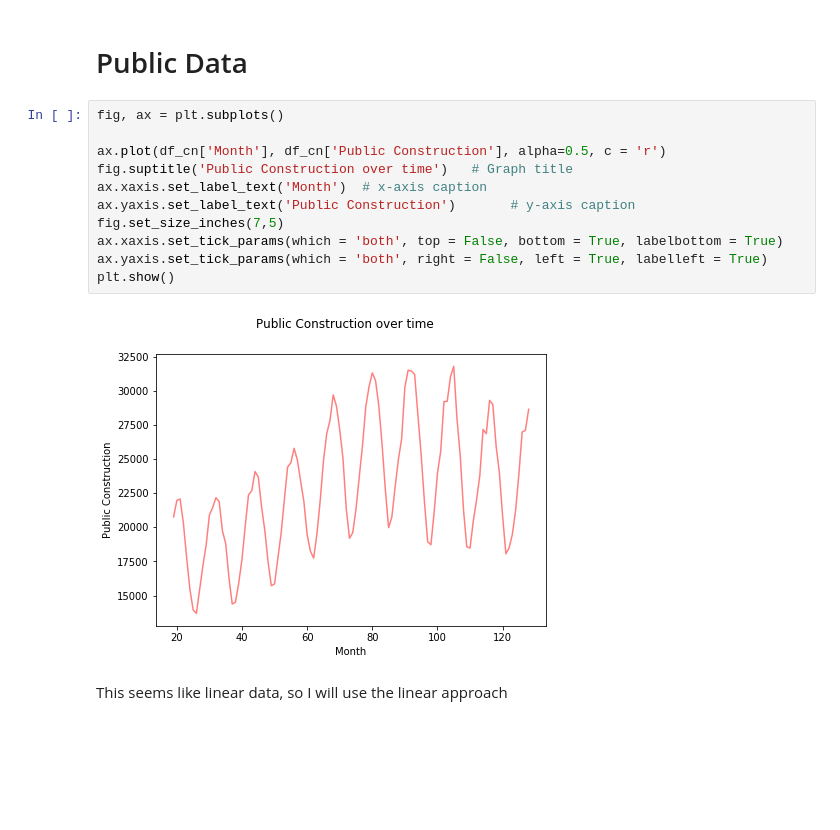
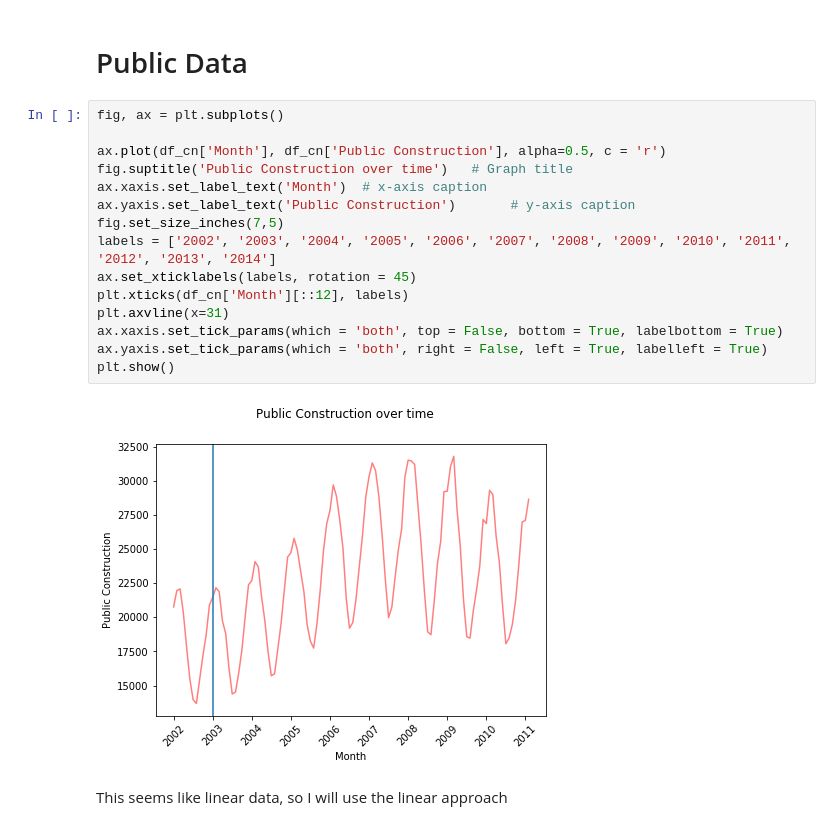
Before and after one commit to a-fanet/a-fanet.github.io, a Jupyter notebook: timeseries/TimeSeriesAssignment.ipynb, the cells around one changed output. Saved outputs shown, nothing was run; the diff lists cells and outputs as text; blank space fills up the shorter version.

```diff
--- a/timeseries/TimeSeriesAssignment.ipynb
+++ b/timeseries/TimeSeriesAssignment.ipynb
@@ -254,16 +288,20 @@ Squared Error for a = 1.9 : 3474835029.936742
 # %%
 fig, ax = plt.subplots()
 
 ax.plot(df_cn['Month'], df_cn['Public Construction'], alpha=0.5, c = 'r')
 fig.suptitle('Public Construction over time')   # Graph title
 ax.xaxis.set_label_text('Month')  # x-axis caption
 ax.yaxis.set_label_text('Public Construction')       # y-axis caption
 fig.set_size_inches(7,5)
+labels = ['2002', '2003', '2004', '2005', '2006', '2007', '2008', '2009', '2010', '2011', '2012', '2013', '2014']
+ax.set_xticklabels(labels, rotation = 45)
+plt.xticks(df_cn['Month'][::12], labels)
+plt.axvline(x=31)
 ax.xaxis.set_tick_params(which = 'both', top = False, bottom = True, labelbottom = True)
 ax.yaxis.set_tick_params(which = 'both', right = False, left = True, labelleft = True)
 plt.show()
 # %% [output]
-[figure, old version]
+[figure, new version]
 # %% [markdown]
 This seems like linear data, so I will use the linear approach
 # %%
```
Also changed, not shown: parts of 13 cells of this notebook, 1 other file.
